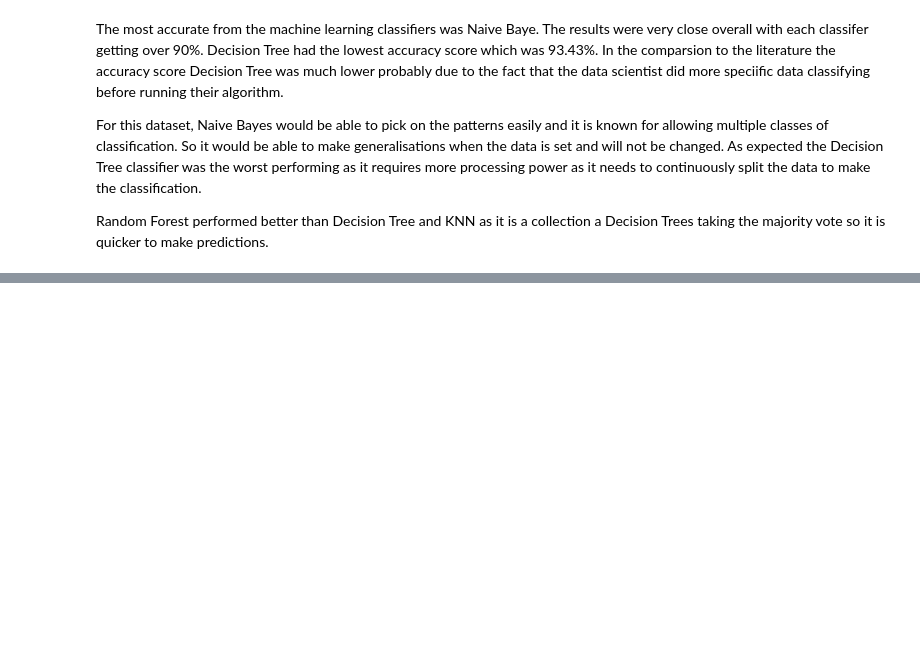
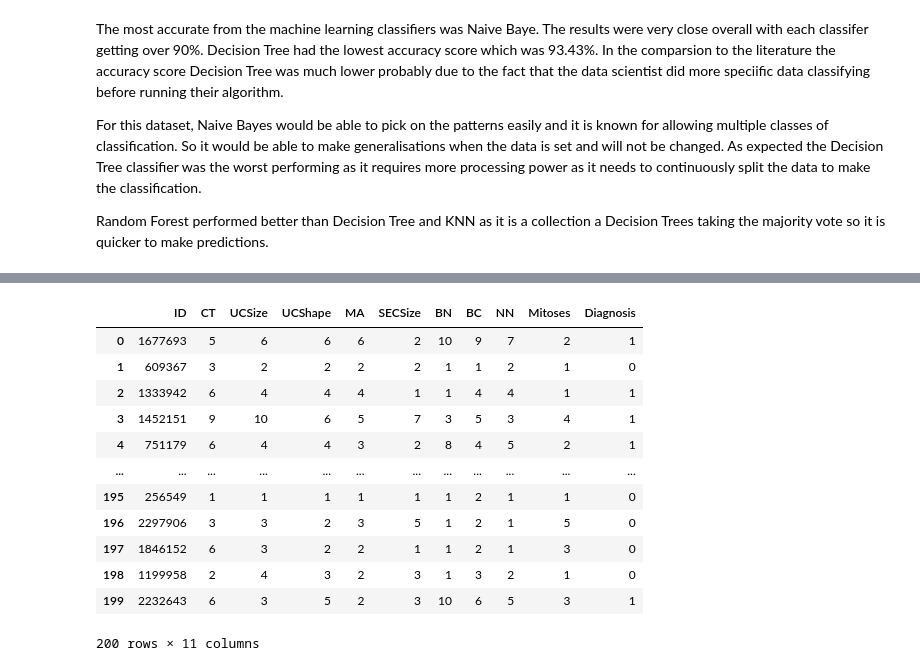
Before and after one commit to G00232918/PfDA_assignment2, a Jupyter notebook: Project2.ipynb, the cells around one changed output, grey strips where cells are left out. Cells and saved outputs as stored; diff of their text form; code cells hidden in the pictures; blank space fills up the shorter version.

```diff
--- a/Project2.ipynb
+++ b/Project2.ipynb
@@ -479,0 +488,18 @@ Random Forest performed better than Decision Tree and KNN as it is a collection
+# %%
+data1 = pd.read_csv('data\Wisconsin_breast_cancer_data.csv',
+         header=None, names = headers)
+
+# change the values for diagnosis
+def diagnosis_value(Diagnosis):
+    if Diagnosis == 4:
+        return 1
+    else:
+        return 0
+
+data1['Diagnosis'] = data1['Diagnosis'].apply(diagnosis_value)
+# %%
+from sdv.tabular import GaussianCopula
+model = GaussianCopula()
+model.fit(data1)
+# %%
+sample = model.sample(200)
@@ -479,0 +509,16 @@ Random Forest performed better than Decision Tree and KNN as it is a collection
+# %%
+sample
+# %% [output]
+|  | ID | CT | UCSize | UCShape | MA | SECSize | BN | BC | NN | Mitoses | Diagnosis |
+| 0 | 1677693 | 5 | 6 | 6 | 6 | 2 | 10 | 9 | 7 | 2 | 1 |
+| 1 | 609367 | 3 | 2 | 2 | 2 | 2 | 1 | 1 | 2 | 1 | 0 |
+| 2 | 1333942 | 6 | 4 | 4 | 4 | 1 | 1 | 4 | 4 | 1 | 1 |
+| 3 | 1452151 | 9 | 10 | 6 | 5 | 7 | 3 | 5 | 3 | 4 | 1 |
+| 4 | 751179 | 6 | 4 | 4 | 3 | 2 | 8 | 4 | 5 | 2 | 1 |
+| ... | ... | ... | ... | ... | ... | ... | ... | ... | ... | ... | ... |
+| 195 | 256549 | 1 | 1 | 1 | 1 | 1 | 1 | 2 | 1 | 1 | 0 |
+| 196 | 2297906 | 3 | 3 | 2 | 3 | 5 | 1 | 2 | 1 | 5 | 0 |
+| 197 | 1846152 | 6 | 3 | 2 | 2 | 1 | 1 | 2 | 1 | 3 | 0 |
+| 198 | 1199958 | 2 | 4 | 3 | 2 | 3 | 1 | 3 | 2 | 1 | 0 |
+| 199 | 2232643 | 6 | 3 | 5 | 2 | 3 | 10 | 6 | 5 | 3 | 1 |
+200 rows × 11 columns
```
Also changed, not shown: parts of 7 cells of this notebook, 1 other file.
